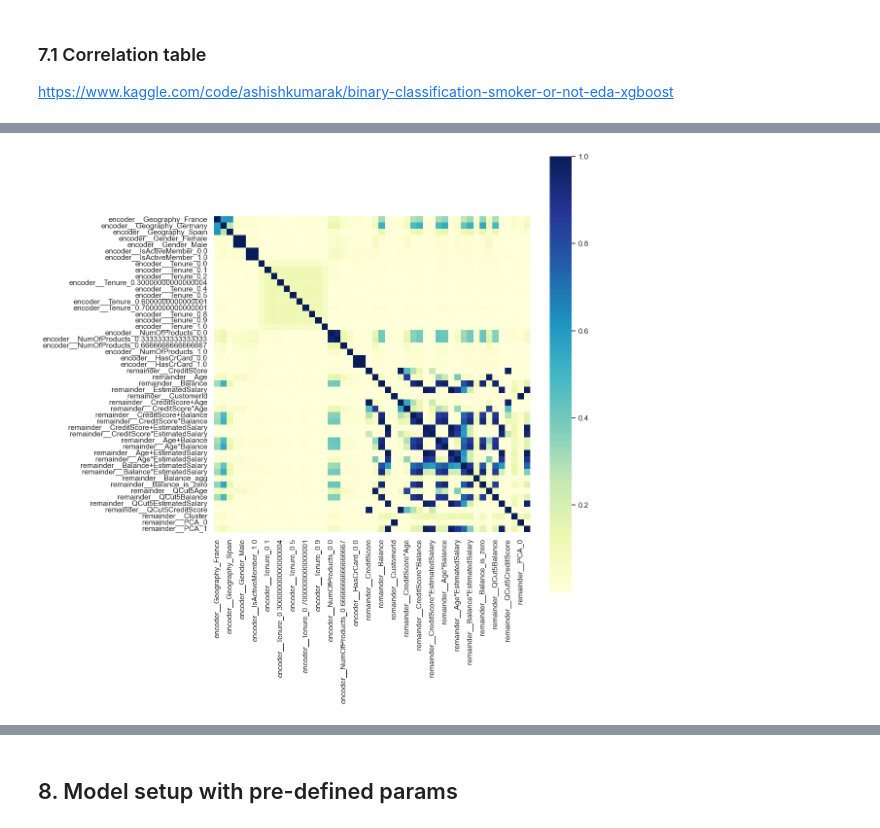
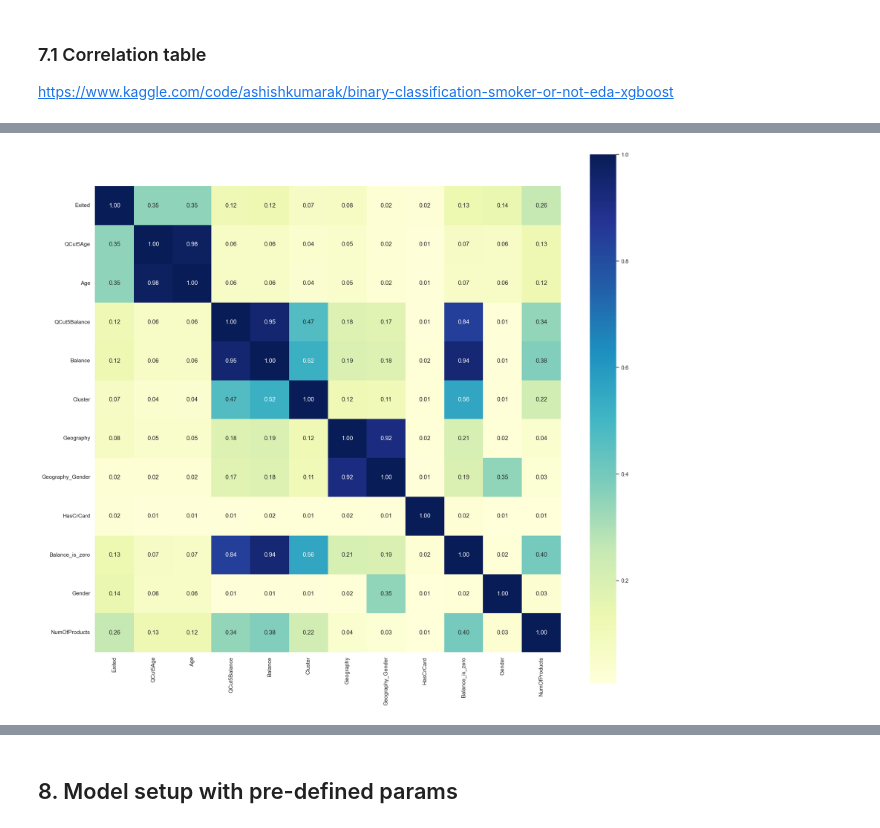
Before and after one commit to KrystianPi/Kaggle-S4E1, a Jupyter notebook: eda.ipynb, the cells around one changed output, grey strips where cells are left out. Cells and saved outputs as stored; diff of their text form; code cells hidden in the pictures.

```diff
--- a/eda.ipynb
+++ b/eda.ipynb
@@ -265,3 +252,20 @@ arithmetic_combiner = ArithmeticFeatureCombiner(num_cols)
+# %%
+class StringConcatenator(BaseEstimator, TransformerMixin):
+    def __init__(self, col1, col2):
+        self.col1 = col1
+        self.col2 = col2
+        self.new_col_name = col1 + '_' + col2
+
+    def fit(self, X, y=None):
+        # No fitting needed for concatenation
+        return self
+
+    def transform(self, X):
+        X_copy = X.copy()
+        X_copy[self.new_col_name] = X_copy[self.col1].astype(str) + X_copy[self.col2].astype(str)
+        return X_copy
+
+geo_gender = StringConcatenator('Geography', 'Gender')
 # %% [markdown]
 ### 6.2 Binning
 # %%
@@ -394,7 +421,7 @@ scaler = CustomMinMaxScaler()
 ## 7. Feature Selection
 # %%
 class CustomFeatureSelector(BaseEstimator, TransformerMixin):
-    def __init__(self, k=20):
+    def __init__(self, k=12):
         self.k = k
         self.selector = SelectKBest(mutual_info_classif, k=self.k)
 
@@ -421,34 +473,37 @@ https://www.kaggle.com/code/ashishkumarak/binary-classification-smoker-or-not-ed
 # %%
-pipeline_all = Pipeline([
-    ('arithmetic_combiner', arithmetic_combiner),
+pipeline_all_sel = Pipeline([
     ('agg_balance_sum', agg_balance_sum),
+    ('geo_gender', geo_gender),
     ('balance_zero_transformer', balance_zero_transformer),
     ('age_binning', age_binner),
     ('balance_binner', balance_binner),
     ('salary_binner', salary_binner),
     ('credit_score_binner', credit_score_binner),
-    ('scaler', scaler),
     ('pca_cluster', pca_clustering_transformer),
-    ('encoder', encoding),
+    ('encoder', label_encoding),
+    ('skb', feature_selector)
     ])
 
-train_df_all = pipeline_all.fit_transform(train_df[cat_cols+num_cols+['CustomerId']], train_df['Exited'])
+train_df_sel = pipeline_all_sel.fit_transform(train_df[cat_cols+num_cols+['CustomerId']], train_df['Exited'])
+num_cols_ = train_df_sel.select_dtypes(include=[np.number]).columns.tolist()
+train_df_sel = train_df_sel[num_cols_]
+train_df_sel['Exited'] = train_df['Exited'].reset_index(drop=True)
 
-corr_matrix = train_df_all.corr(method = 'spearman').abs()
+corrmat = train_df_sel.corr()
+cols = corrmat.nlargest(12, 'Exited')['Exited'].index
+
+corr_matrix = train_df_sel[cols].corr(method = 'spearman').abs()
 
 # Set font scale
 sns.set(font_scale = 1)
 
 # Set the figure size
-f, ax = plt.subplots(figsize=(12, 12))
+f, ax = plt.subplots(figsize=(18, 16))
 
 # Make heatmap
-sns.heatmap(corr_matrix, cmap= 'YlGnBu', square=True, ax = ax)
+sns.heatmap(corr_matrix, cmap= 'YlGnBu', square=True, ax = ax, annot=True, fmt=".2f")
 
 # Tight layout
 f.tight_layout()
-
-# Save figure
-f.savefig('correlation_matrix.png', dpi = 1080)
 # %% [output]
-[figure, old version]
+[figure, new version]
```
Also changed, not shown: parts of 33 cells of this notebook.
